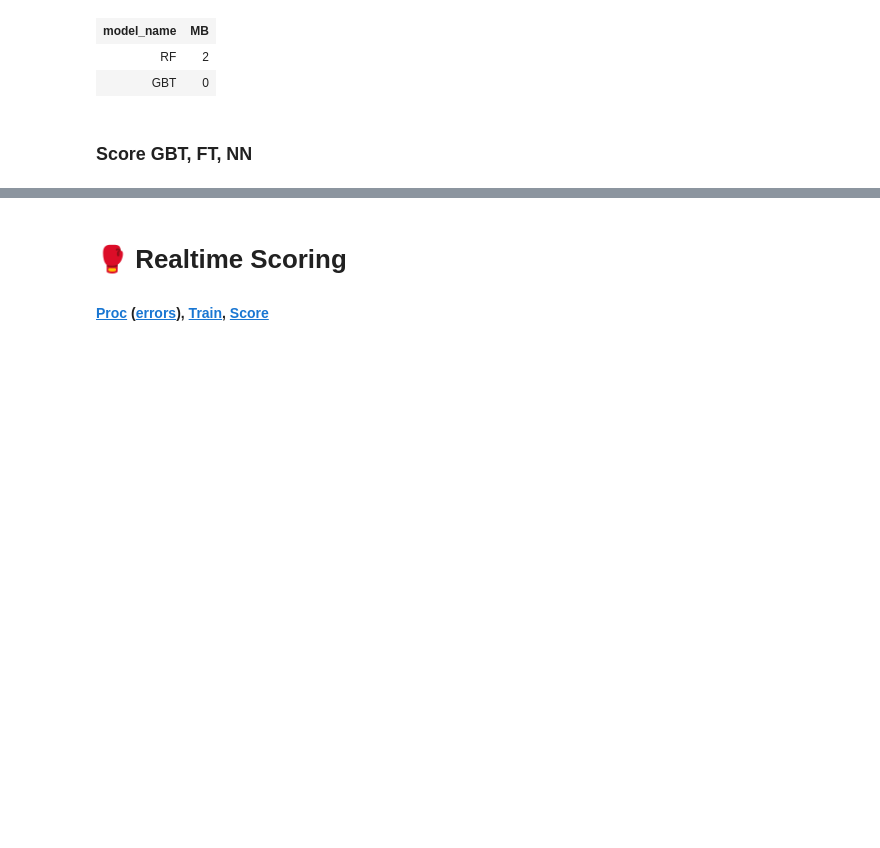
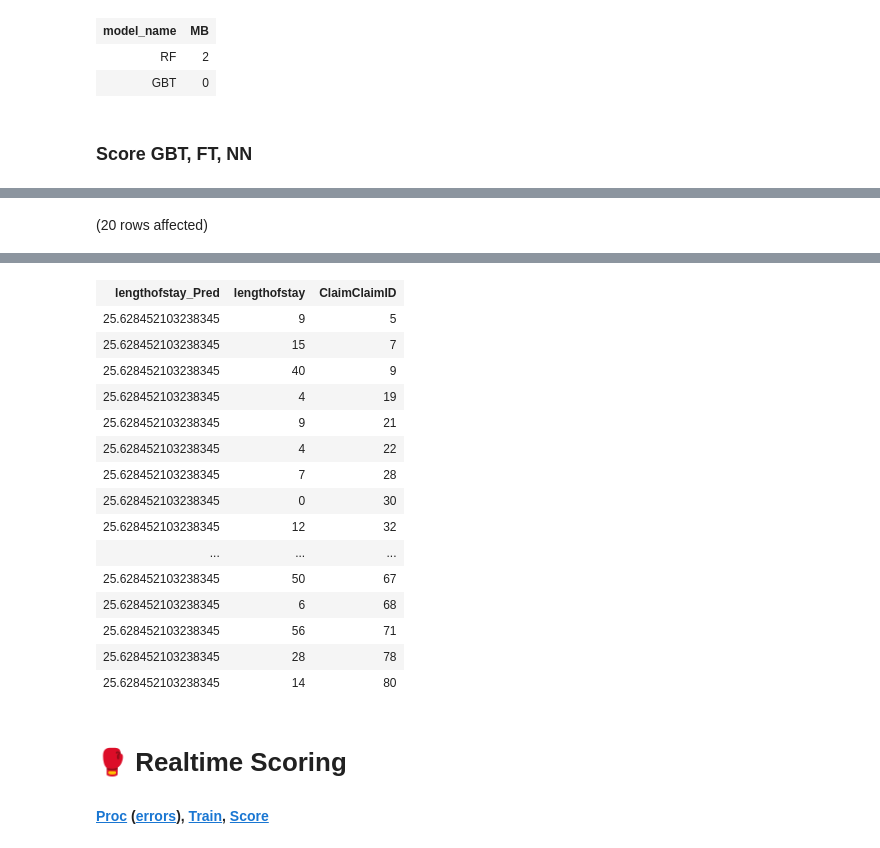
Before and after one commit to microsoft/r-server-hospital-length-of-stay, a Jupyter notebook: SQLPy/Claims/DbaHospitalLoSClaims.ipynb, the cells around one changed output, grey strips where cells are left out. Saved outputs shown, nothing was run; the diff lists cells and outputs as text; code cells hidden in the pictures; blank space fills up the shorter version.

```diff
--- a/SQLPy/Claims/DbaHospitalLoSClaims.ipynb
+++ b/SQLPy/Claims/DbaHospitalLoSClaims.ipynb
@@ -205,0 +190,4 @@ Total execution time: 00:00:08.761
+# %%
+SELECT top 20 *  FROM [Hospital_Py].[dbo].[Boosted_Prediction]
+# %% [output]
+(20 rows affected)
@@ -206,3 +195,19 @@ Total execution time: 00:00:08.761
+| lengthofstay_Pred | lengthofstay | ClaimClaimID |
+| 25.628452103238345 | 9 | 5 |
+| 25.628452103238345 | 15 | 7 |
+| 25.628452103238345 | 40 | 9 |
+| 25.628452103238345 | 4 | 19 |
+| 25.628452103238345 | 9 | 21 |
+| 25.628452103238345 | 4 | 22 |
+| 25.628452103238345 | 7 | 28 |
+| 25.628452103238345 | 0 | 30 |
+| 25.628452103238345 | 12 | 32 |
+| ... | ... | ... |
+| 25.628452103238345 | 50 | 67 |
+| 25.628452103238345 | 6 | 68 |
+| 25.628452103238345 | 56 | 71 |
+| 25.628452103238345 | 28 | 78 |
+| 25.628452103238345 | 14 | 80 |
 # %% [markdown]
 # 🥊 Realtime Scoring
 
```
Also changed, not shown: parts of 9 cells of this notebook, 36 other files.
